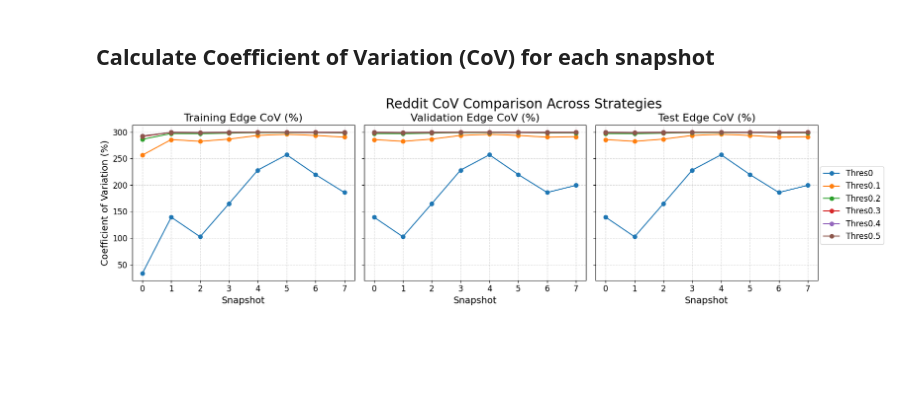
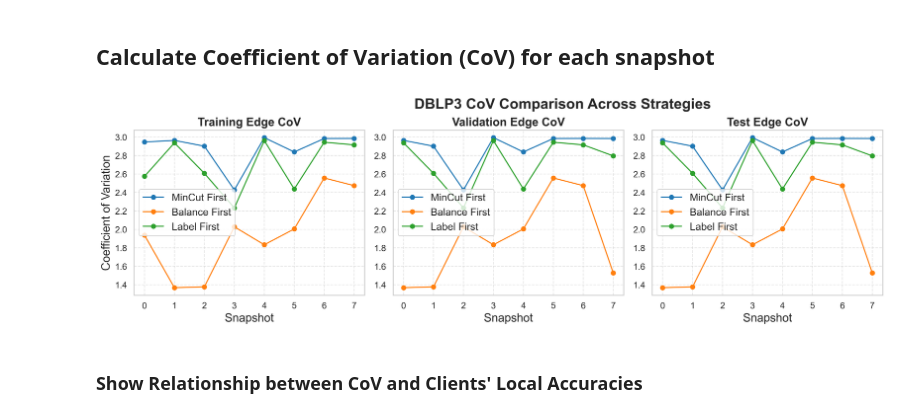
Before and after one commit to Ashley0909/DG-CoLearn, a Jupyter notebook: analysis_gpa.ipynb, the cells around one changed output. Drawn from its saved outputs; the diff is of its cells as text; code cells hidden in the pictures; blank space fills up the shorter version.

```diff
--- a/analysis_gpa.ipynb
+++ b/analysis_gpa.ipynb
@@ -447,11 +630,6 @@ plot_entropy_across_snapshots(strategy_to_entropy, dataset="Reddit")
 # %% [markdown]
 ## Plot cut edges in each subgraph
 # %%
-import seaborn as sns
-import matplotlib.pyplot as plt
-import numpy as np
-import pandas as pd
-
 def plot_edge(data, dataset):
     # Prepare data for plotting
     x = list(data.keys())  # X-axis (keys of the dictionary)
@@ -533,10 +711,10 @@ def plot_cut_edges(data, dataset):
     plt.tight_layout()
     plt.show()
 
-both = defaultdict(tuple)
-snapshot = 0
-for cut, total in zip(snapshot_to_cut_edges.values(), snapshot_to_edges.values()):
-    both[snapshot] = (cut, total)
-    snapshot += 1
+# both = defaultdict(tuple)
+# snapshot = 0
+# for cut, total in zip(snapshot_to_cut_edges.values(), snapshot_to_edges.values()):
+#     both[snapshot] = (cut, total)
+#     snapshot += 1
 
-plot_cut_edges(both, DATASET)
+# plot_cut_edges(both, DATASET)
@@ -584,9 +913,9 @@ def compute_cov_per_snapshot(strategy_to_data):
 
     for snap_id in snapshot_ids:
         for strategy, data in strategy_to_data.items():
-            train_cov = compute_cov(data[snap_id]['train']) * 100
-            val_cov = compute_cov(data[snap_id]['val']) * 100
-            test_cov = compute_cov(data[snap_id]['test']) * 100
+            train_cov = compute_cov(data[snap_id]['train'])
+            val_cov = compute_cov(data[snap_id]['val'])
+            test_cov = compute_cov(data[snap_id]['test'])
 
             train_covs[strategy].append(train_cov)
             val_covs[strategy].append(val_cov)
@@ -595,7 +924,7 @@ def compute_cov_per_snapshot(strategy_to_data):
     return snapshot_ids, train_covs, val_covs, test_covs
 
 def plot_cov_comparison(snapshot_ids, train_covs, val_covs, test_covs, dataset=''):
-    fig, axes = plt.subplots(1, 3, figsize=(18, 5), sharey=True)
+    fig, axes = plt.subplots(1, 3, figsize=(18, 5), sharey=False, sharex=False, dpi=300)
 
     # Automatically assign distinct colors to each strategy
     import matplotlib.cm as cm
@@ -607,7 +936,7 @@ def plot_cov_comparison(snapshot_ids, train_covs, val_covs, test_covs, dataset='
 
     # Set font sizes
     title_fontsize = 16
-    label_fontsize = 14
+    label_fontsize = 16
     tick_fontsize = 12
     legend_fontsize = 12
     suptitle_fontsize = 20
@@ -615,33 +944,35 @@ def plot_cov_comparison(snapshot_ids, train_covs, val_covs, test_covs, dataset='
     for ax, covs, title in zip(
         axes,
         [train_covs, val_covs, test_covs],
-        ['Training Edge CoV (%)', 'Validation Edge CoV (%)', 'Test Edge CoV (%)']
+        ['Training Edge CoV', 'Validation Edge CoV', 'Test Edge CoV']
     ):
         for strategy, values in covs.items():
             ax.plot(snapshot_ids, values, label=strategy, marker='o', color=strategy_colors[strategy])
-        ax.set_title(title, fontsize=title_fontsize)
+        ax.set_title(title, fontsize=title_fontsize, fontweight='bold')
         ax.set_xlabel('Snapshot', fontsize=label_fontsize)
         ax.tick_params(axis='both', labelsize=tick_fontsize)
         ax.grid(True, linestyle='--', alpha=0.5)
+        ax.legend(loc='center left', fontsize=14)
 
-    axes[0].set_ylabel('Coefficient of Variation (%)', fontsize=label_fontsize)
+    axes[0].set_ylabel('Coefficient of Variation', fontsize=label_fontsize)
 
     # Put one legend outside to the right
-    fig.legend(strategies, loc='center left', bbox_to_anchor=(0.84, 0.5), fontsize=legend_fontsize)
+    # fig.legend(strategies, loc='center left', bbox_to_anchor=(0.84, 0.5), fontsize=legend_fontsize)
 
     # Add super title and layout
-    fig.suptitle(f'{dataset} CoV Comparison Across Strategies', fontsize=suptitle_fontsize, y=0.95)
+    fig.suptitle(f'{dataset} CoV Comparison Across Strategies', fontsize=suptitle_fontsize, fontweight='bold', y=0.95)
     plt.tight_layout(rect=[0, 0.05, 0.85, 1.0])
     plt.show()
 # %%
-
 strategy_to_data = {}
-for strategy_name, path_key in zip(["Thres0", "Thres0.1", "Thres0.2","Thres0.3","Thres0.4","Thres0.5"], ["Reddit_Thres0", "Reddit_Thres0.1", "Reddit_Thres0.2", "Reddit_Thres0.3", "Reddit_Thres0.4", "Reddit_MinCutFirst"]):
+for strategy_name, path_key in zip(labels, file_paths):
     data = parse_snapshots(experiment_to_results_path[path_key])
     strategy_to_data[strategy_name] = data
 
 snapshot_ids, train_covs, val_covs, test_covs = compute_cov_per_snapshot(strategy_to_data)
 
-plot_cov_comparison(snapshot_ids, train_covs, val_covs, test_covs, dataset="Reddit")
+plot_cov_comparison(snapshot_ids, train_covs, val_covs, test_covs, dataset=DATASET)
 # %% [output]
-[figure, old version]
+[figure, new version]
+# %% [markdown]
+### Show Relationship between CoV and Clients' Local Accuracies
```
Also changed, not shown: parts of 17 cells of this notebook, 11 other files.
